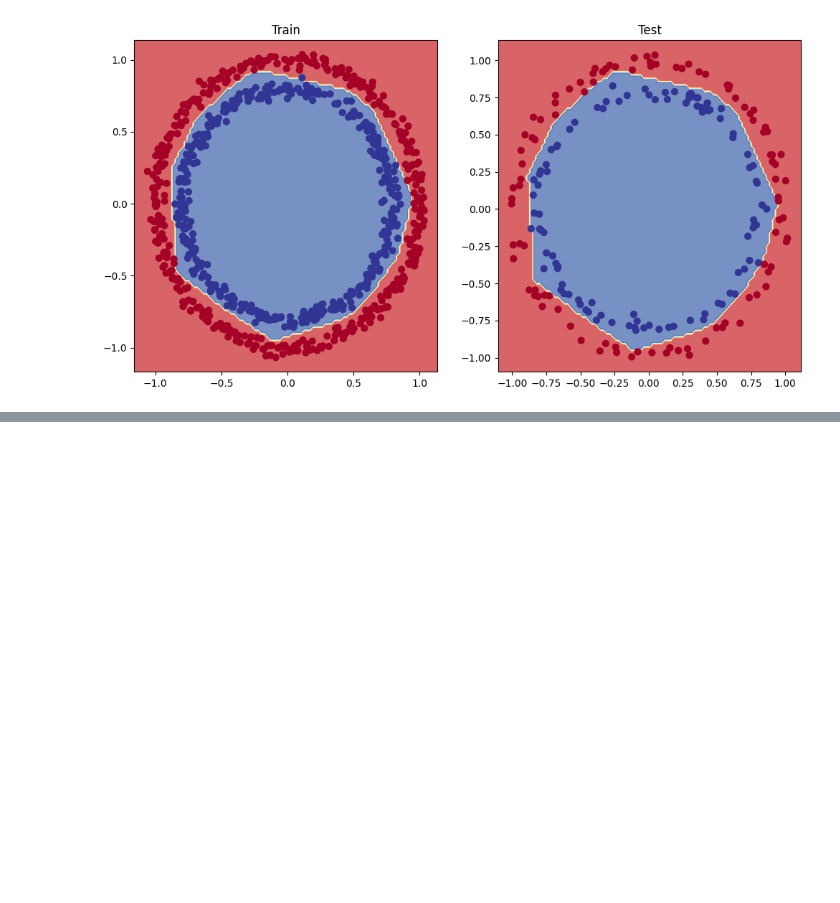
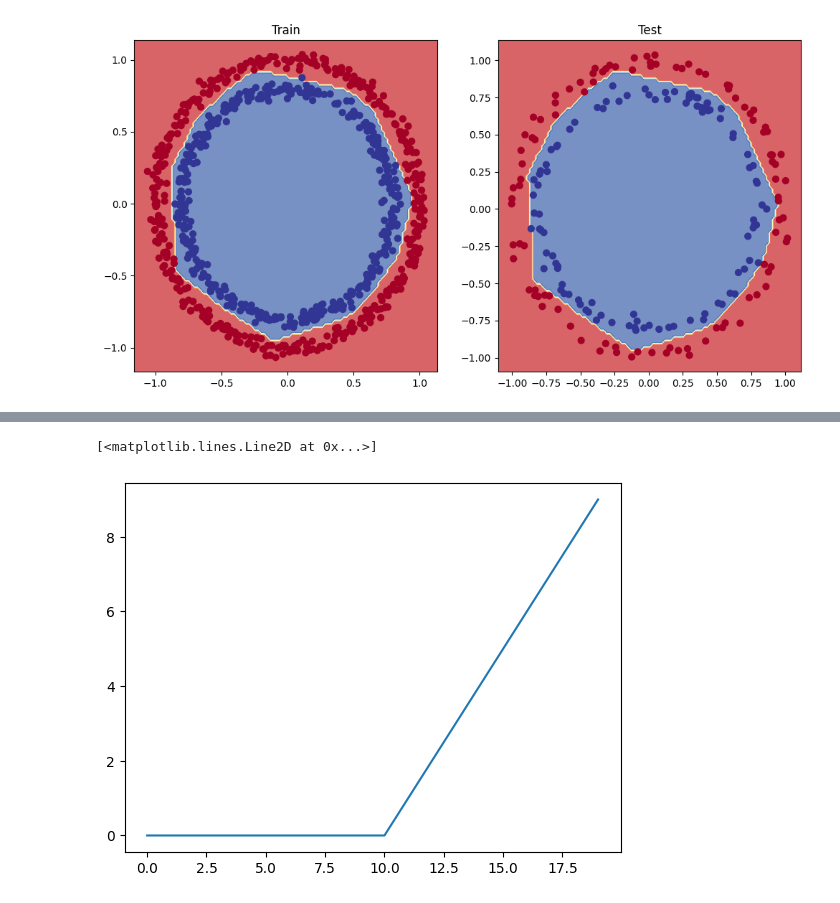
Before and after one commit to Koscee/pytorch-deep-learning-practice, a Jupyter notebook: 02_pytorch_classification.ipynb, the cells around one changed output, grey strips where cells are left out. Saved outputs shown, nothing was run; the diff lists cells and outputs as text; code cells hidden in the pictures; blank space fills up the shorter version.

Commit message:
pytorch-classification: replicate pytorch non-linear activation functions

```diff
--- a/02_pytorch_classification.ipynb
+++ b/02_pytorch_classification.ipynb
@@ -880,0 +898,6 @@ plot_decision_boundary(model_3, X_test, y_test)
+# %%
+# PyTorch ReLU activation function
+plt.plot(torch.relu(T))
+# %% [output]
+[<matplotlib.lines.Line2D at 0x...>]
+[figure, added]
```
Also changed, not shown: parts of 17 cells of this notebook.
